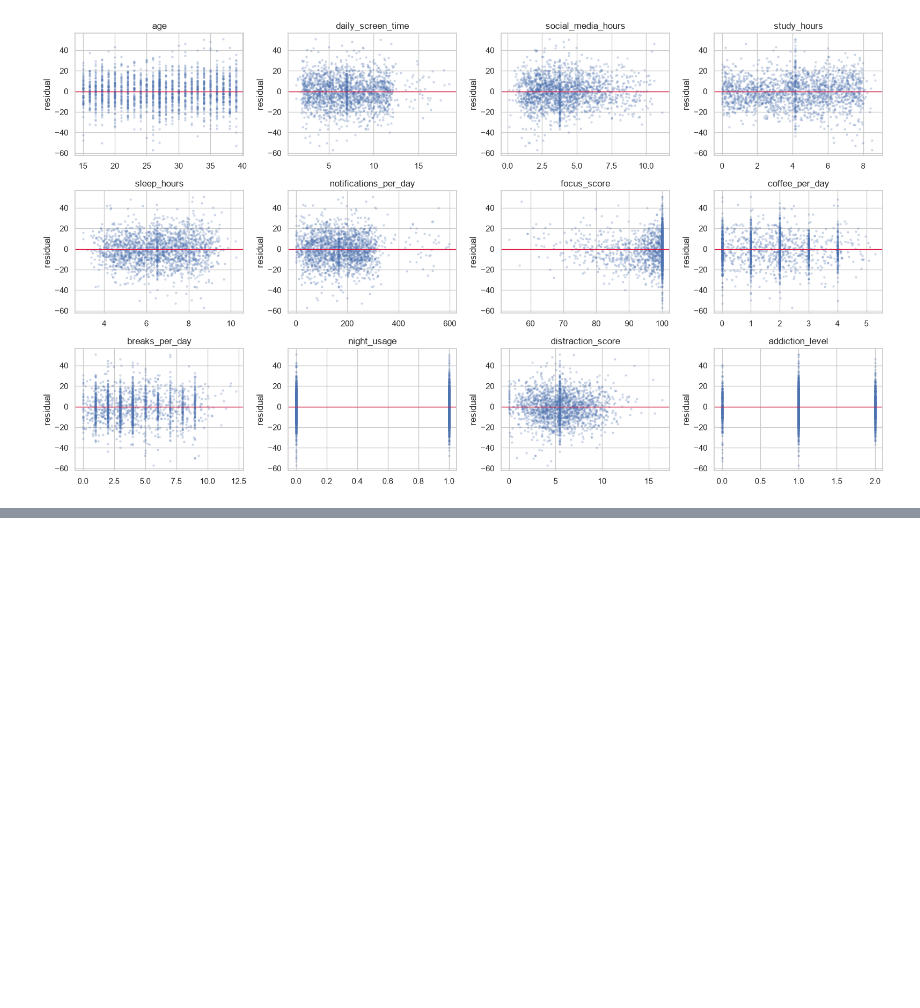
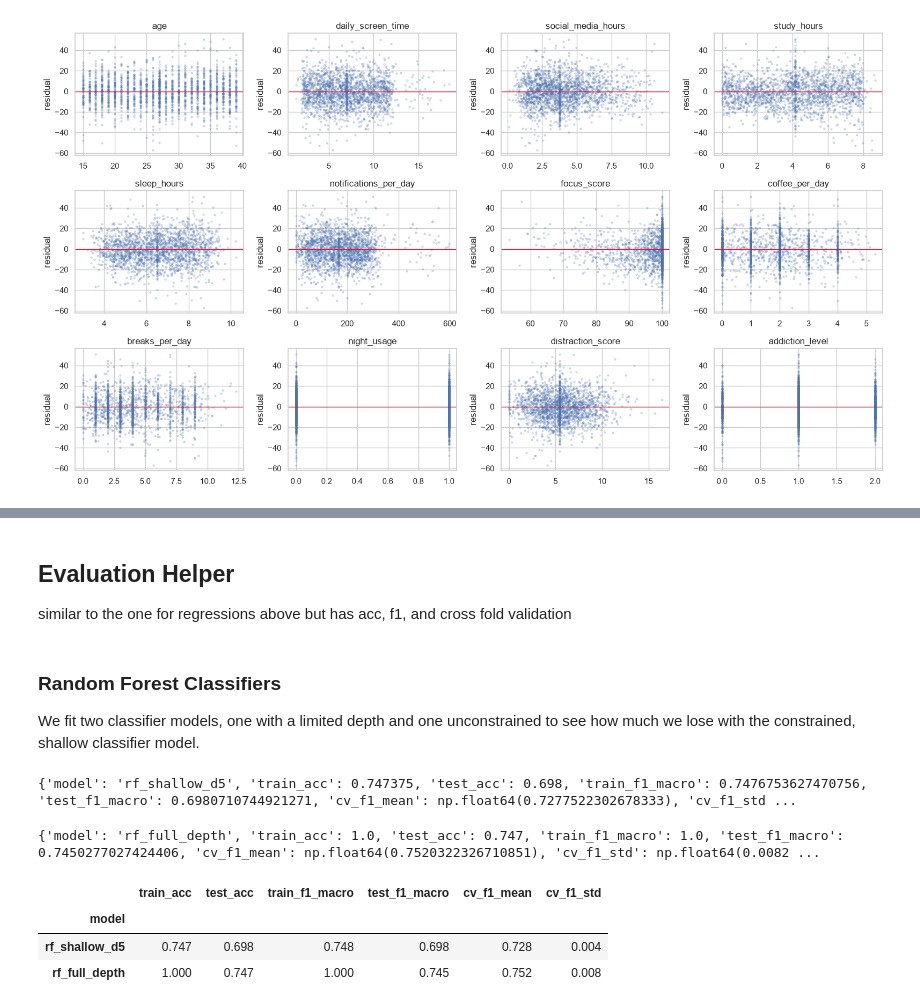
Before and after one commit to emfallat/CS5100-Final-Project, a Jupyter notebook: productivity.ipynb, the cells around one changed output, grey strips where cells are left out. Cells and saved outputs as stored; diff of their text form; code cells hidden in the pictures; blank space fills up the shorter version.

```diff
--- a/productivity.ipynb
+++ b/productivity.ipynb
@@ -420,0 +471,54 @@ plt.show()
+# %% [markdown]
+## Evaluation Helper
+similar to the one for regressions above but has acc, f1, and cross fold validation
+# %%
+def evaluate_clf(name, pipe, X_train, y_train_cls, X_test, y_test_cls):
+    pipe.fit(X_train, y_train_cls)
+    pred_train = pipe.predict(X_train)
+    pred_test = pipe.predict(X_test)
+    cv_f1 = cross_val_score(pipe, X_train, y_train_cls, cv=5, scoring='f1_macro')
+    return {
+        'model': name,
+        'train_acc': accuracy_score(y_train_cls, pred_train),
+        'test_acc': accuracy_score(y_test_cls, pred_test),
+        'train_f1_macro': f1_score(y_train_cls, pred_train, average='macro'),
+        'test_f1_macro': f1_score(y_test_cls, pred_test, average='macro'),
+        'cv_f1_mean': cv_f1.mean(),
+        'cv_f1_std': cv_f1.std(),
+    }
+
+clf_results = []
+# %% [markdown]
+### Random Forest Classifiers
+
+We fit two classifier models, one with a limited depth and one unconstrained to see how much we lose with the constrained, shallow classifier model.
+# %%
+# Shallow Classifier
+rf_shallow = Pipeline([
+    ('model', RandomForestClassifier(max_depth=5, n_estimators=300,
+                                     random_state=42, n_jobs=-1)),
+])
+
+clf_results.append(evaluate_clf('rf_shallow_d5', rf_shallow, X_train, y_train_cls, X_test, y_test_cls))
+print(clf_results[-1])
+# %% [output]
+{'model': 'rf_shallow_d5', 'train_acc': 0.747375, 'test_acc': 0.698, 'train_f1_macro': 0.7476753627470756, 'test_f1_macro': 0.6980710744921271, 'cv_f1_mean': np.float64(0.7277522302678333), 'cv_f1_std ...
+# %%
+# Full Depth Classifier
+rf_full = Pipeline([
+    ('model', RandomForestClassifier(random_state=42, n_jobs=-1)),
+])
+
+clf_results.append(evaluate_clf('rf_full_depth', rf_full, X_train, y_train_cls, X_test, y_test_cls))
+print(clf_results[-1])
+# %% [output]
+{'model': 'rf_full_depth', 'train_acc': 1.0, 'test_acc': 0.747, 'train_f1_macro': 1.0, 'test_f1_macro': 0.7450277027424406, 'cv_f1_mean': np.float64(0.7520322326710851), 'cv_f1_std': np.float64(0.0082 ...
+# %%
+# Comparison
+clf_comparison = pd.DataFrame(clf_results).set_index('model').round(3)
+clf_comparison
+# %% [output]
+|  | train_acc | test_acc | train_f1_macro | test_f1_macro | cv_f1_mean | cv_f1_std |
+| model |  |  |  |  |  |  |
+| rf_shallow_d5 | 0.747 | 0.698 | 0.748 | 0.698 | 0.728 | 0.004 |
+| rf_full_depth | 1.000 | 0.747 | 1.000 | 0.745 | 0.752 | 0.008 |
```
Also changed, not shown: parts of 8 cells of this notebook.
